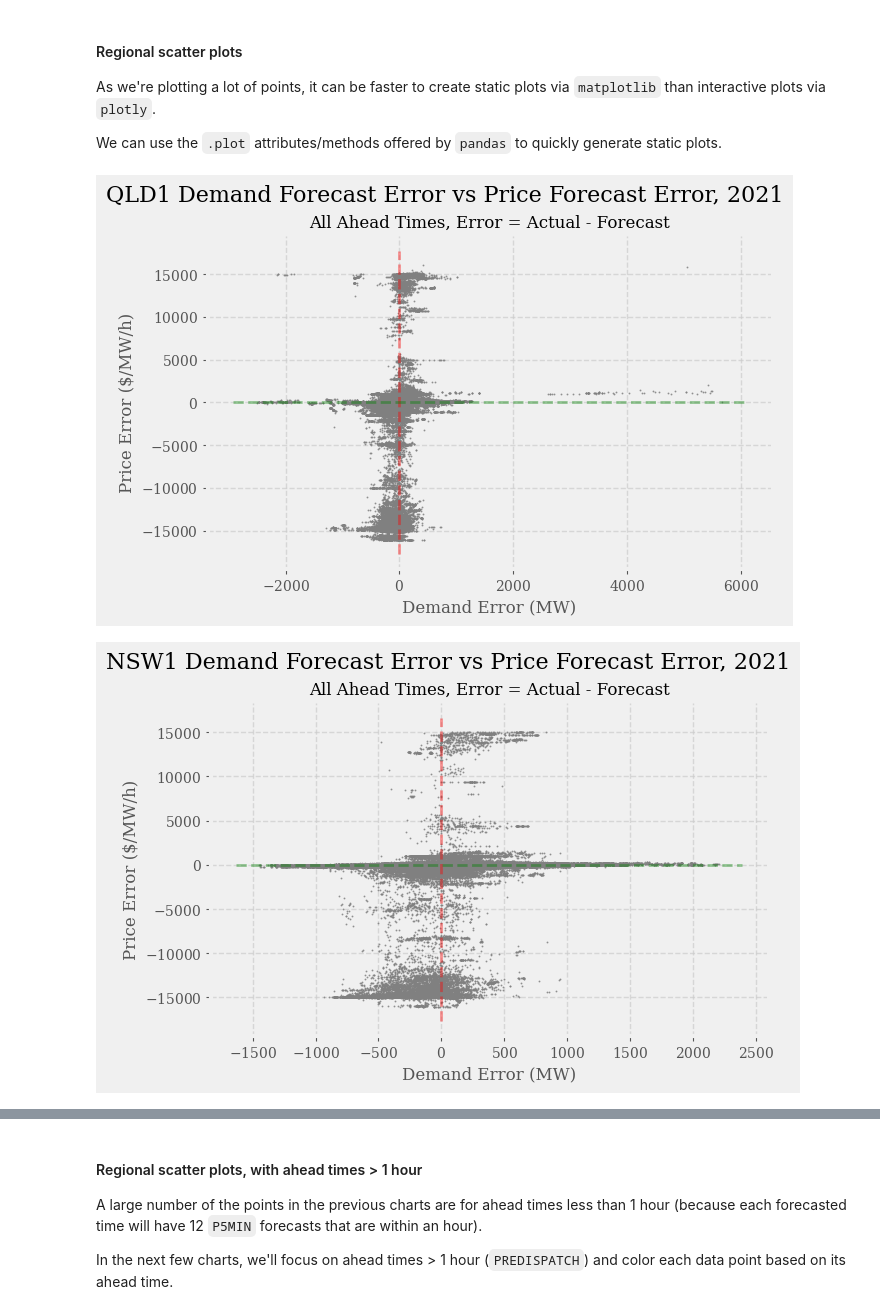
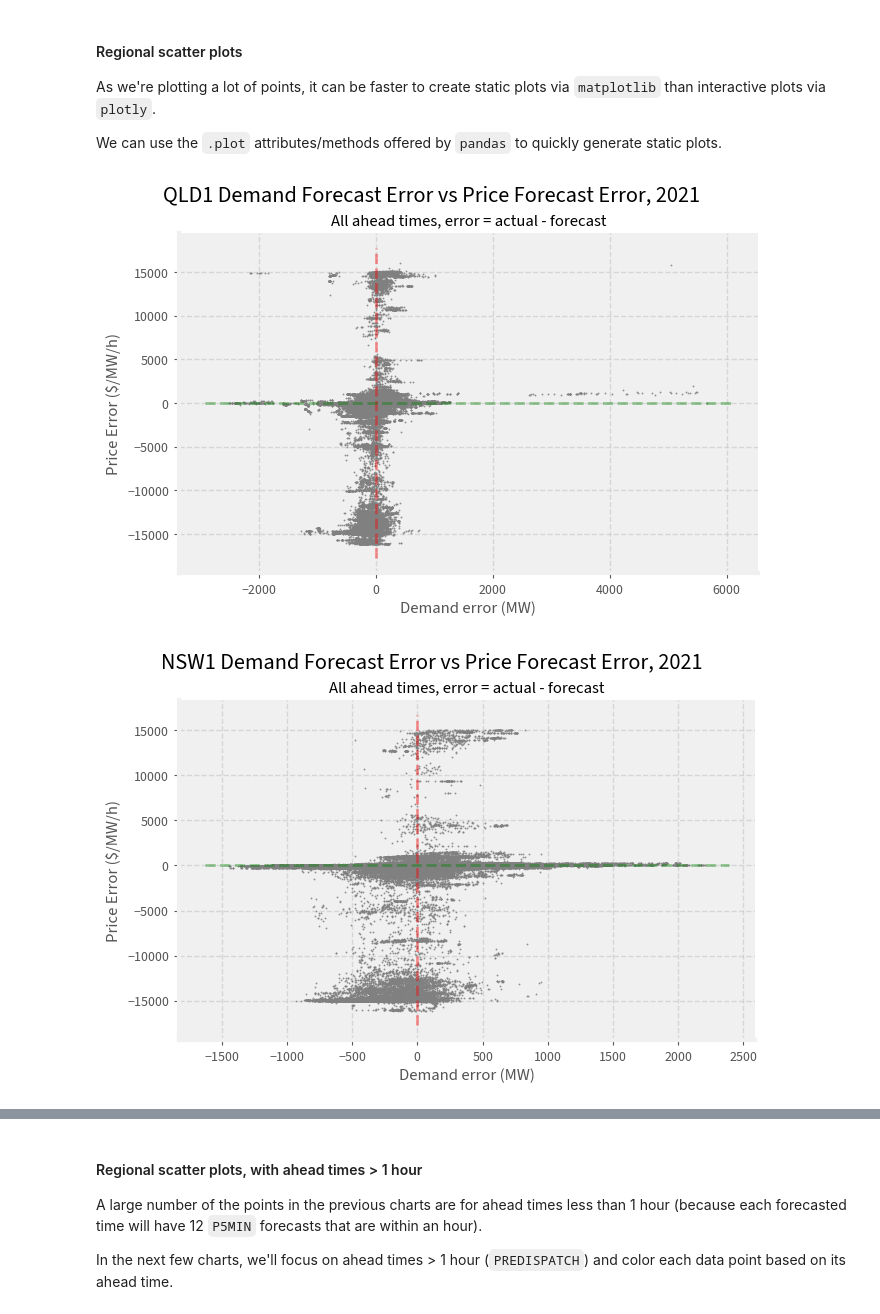
Before and after one commit to UNSW-CEEM/NEMSEER, a Jupyter notebook: docs/source/examples/price_convergence_2021.ipynb, the cells around one changed output, grey strips where cells are left out. Drawn from its saved outputs; the diff is of its cells as text; code cells hidden in the pictures.

Commit message:
update nemseer examples with matplotlib styling

```diff
--- a/docs/source/examples/price_convergence_2021.ipynb
+++ b/docs/source/examples/price_convergence_2021.ipynb
@@ -47,14 +47,14 @@ logging.getLogger("nemseer").setLevel(logging.ERROR)
 # %%
 nemseer_template = dict(
     layout=go.Layout(
-        font_family="Source Sans Pro",
+        font_family="Source Sans 3",
         title_font_size=24,
         title_x=0.05,
         plot_bgcolor="#f0f0f0",
         colorway=px.colors.qualitative.Bold,
     )
 )
-plt.style.use("styling/matplotlib_styling.mplstyle")
+plt.style.use(Path("styling", "matplotlib_styling.mplstyle"))
 # %% [markdown]
 ## Defining our analysis start and end dates
 # %%
@@ -898,22 +938,21 @@ We can use the `.plot` attributes/methods offered by `pandas` to quickly generat
 # %%
 for region in regions:
     region_errors = demand_price_error.query("REGIONID==@region")
     ax = region_errors.plot.scatter(
         x="demand_error",
         y="price_error",
         s=0.75,
-        xlabel="Demand Error (MW)",
+        xlabel="Demand error (MW)",
         ylabel="Price Error ($/MW/h)",
         c="grey",
         alpha=0.7
     )
     plt.suptitle(f"{region} Demand Forecast Error vs Price Forecast Error, 2021", fontsize=16)
-    plt.title("All Ahead Times, Error = Actual - Forecast",fontsize=12)
+    plt.title("All ahead times, error = actual - forecast",fontsize=12)
     (ymin, ymax) = ax.get_ylim()
     (xmin, xmax) = ax.get_xlim()
     plt.vlines(0.0, ymin, ymax, ls="--", color="r", alpha=0.4)
     plt.hlines(0.0, xmin, xmax, ls="--", color="g", alpha=0.4)
-    plt.tight_layout()
 # %% [output]
-[figure, old version]
+[figure, new version]
-[figure, old version]
+[figure, new version]
```
Also changed, not shown: parts of 8 cells of this notebook, 22 other files.
